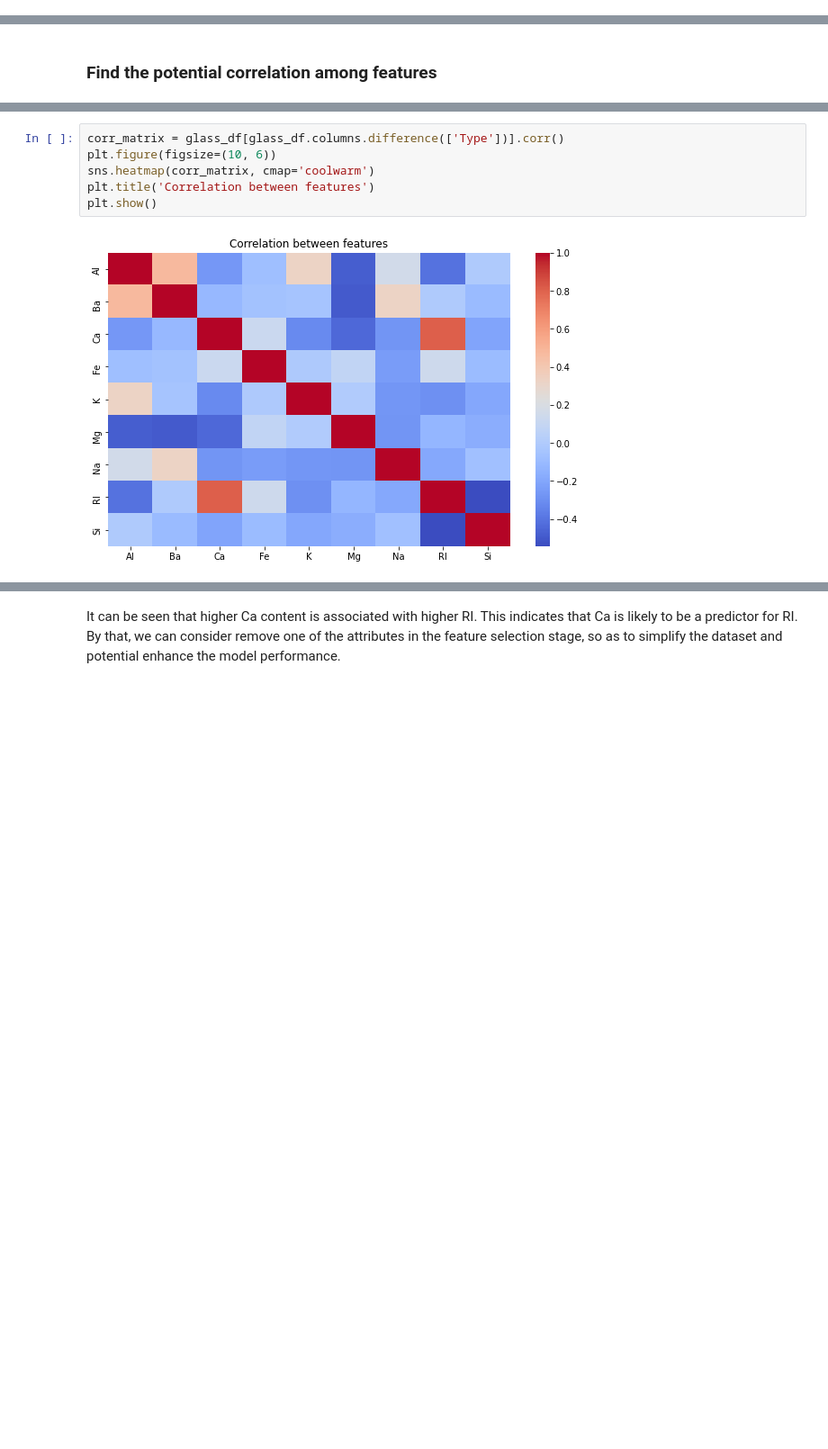
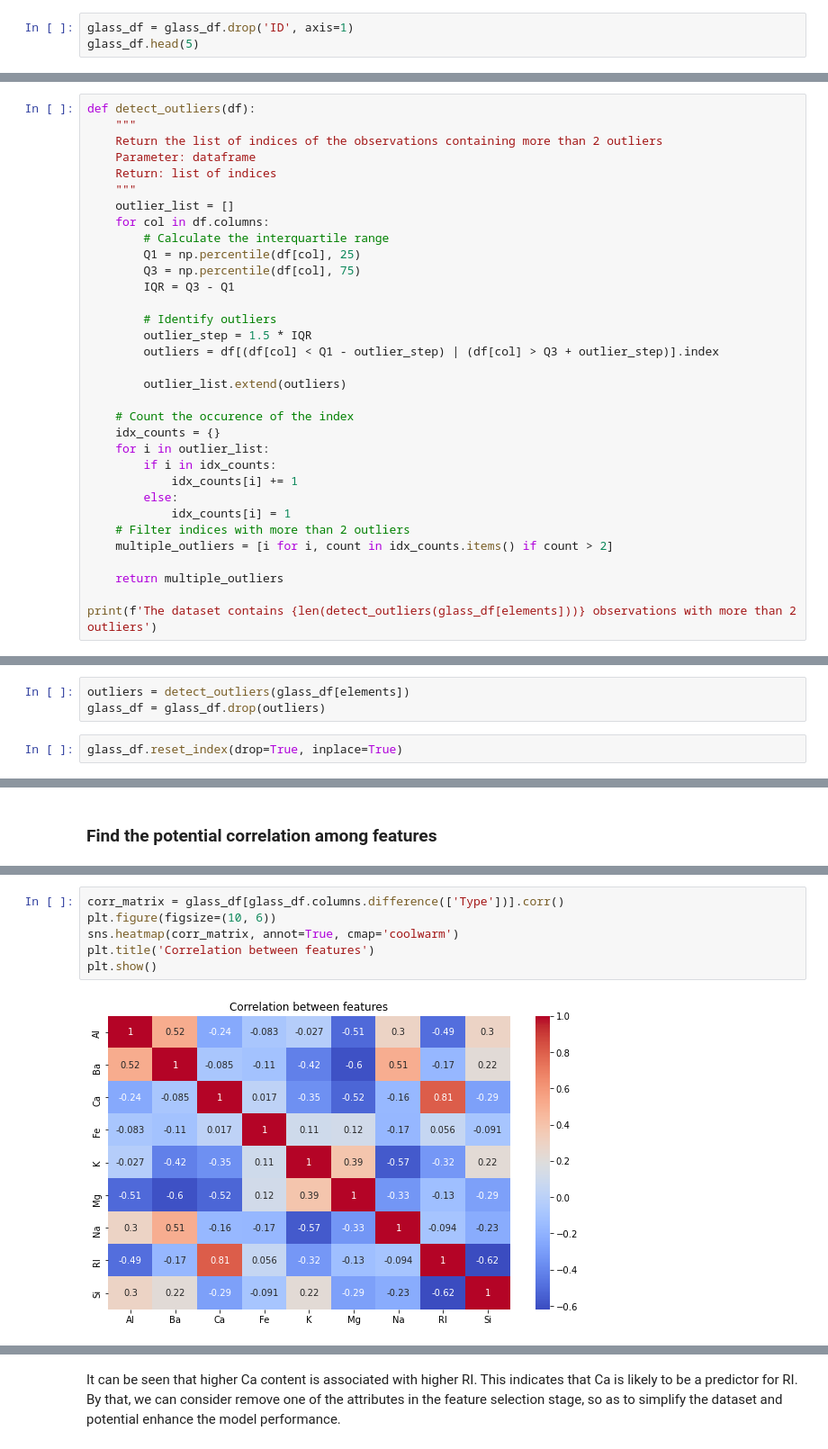
Before and after one commit to xian-94/ds_asm2_clustering, a Jupyter notebook: assignment2.ipynb, the cells around one changed output, grey strips where cells are left out. Shown at 90% size. Cells and saved outputs as stored; diff of their text form; blank space fills up the shorter version.

```diff
--- a/assignment2.ipynb
+++ b/assignment2.ipynb
@@ -50,0 +63,3 @@ memory usage: 18.4 KB
+# %%
+glass_df = glass_df.drop('ID', axis=1)
+glass_df.head(5)
@@ -145,0 +170,33 @@ There is no negative value of RI. However, it can be seen that the unit measurem
+# %%
+def detect_outliers(df):
+    """
+    Return the list of indices of the observations containing more than 2 outliers
+    Parameter: dataframe
+    Return: list of indices
+    """
+    outlier_list = []
+    for col in df.columns:
+        # Calculate the interquartile range
+        Q1 = np.percentile(df[col], 25)
+        Q3 = np.percentile(df[col], 75)
+        IQR = Q3 - Q1
+
+        # Identify outliers
+        outlier_step = 1.5 * IQR
+        outliers = df[(df[col] < Q1 - outlier_step) | (df[col] > Q3 + outlier_step)].index
+
+        outlier_list.extend(outliers)
+
+    # Count the occurence of the index
+    idx_counts = {}
+    for i in outlier_list:
+        if i in idx_counts:
+            idx_counts[i] += 1
+        else:
+            idx_counts[i] = 1
+    # Filter indices with more than 2 outliers
+    multiple_outliers = [i for i, count in idx_counts.items() if count > 2]
+
+    return multiple_outliers
+
+print(f'The dataset contains {len(detect_outliers(glass_df[elements]))} observations with more than 2 outliers')
@@ -146,3 +207,8 @@ There is no negative value of RI. However, it can be seen that the unit measurem
+# %%
+outliers = detect_outliers(glass_df[elements])
+glass_df = glass_df.drop(outliers)
+# %%
+glass_df.reset_index(drop=True, inplace=True)
 # %% [markdown]
 # Data exploration
 # %% [markdown]
@@ -234,9 +377,9 @@ We can start by spotting any strong correlation between the chemical elements, o
 # %%
 corr_matrix = glass_df[glass_df.columns.difference(['Type'])].corr()
 plt.figure(figsize=(10, 6))
-sns.heatmap(corr_matrix, cmap='coolwarm')
+sns.heatmap(corr_matrix, annot=True, cmap='coolwarm')
 plt.title('Correlation between features')
 plt.show()
 # %% [output]
-[figure, old version]
+[figure, new version]
 # %% [markdown]
```
Also changed, not shown: parts of 103 cells of this notebook.
